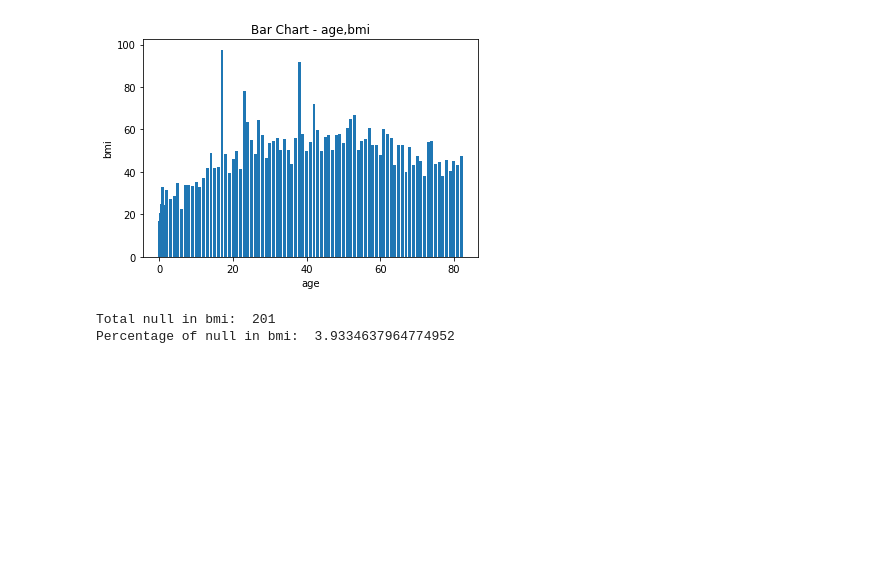
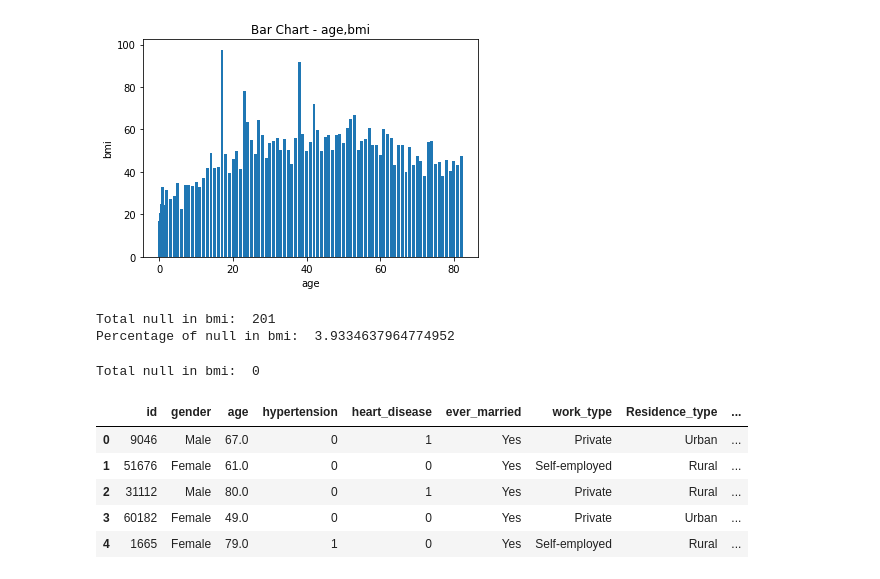
Before and after one commit to utkarsh-kharche-dax/Assignments, a Jupyter notebook: Data Science/DAX-DS-Assignment-2022-Utkarsh_Kharche/Data_Analytics/Data_Analytics.ipynb, the cells around one changed output. Saved outputs shown, nothing was run; the diff lists cells and outputs as text; code cells hidden in the pictures; blank space fills up the shorter version.

```diff
--- a/Data Science/DAX-DS-Assignment-2022-Utkarsh_Kharche/Data_Analytics/Data_Analytics.ipynb
+++ b/Data Science/DAX-DS-Assignment-2022-Utkarsh_Kharche/Data_Analytics/Data_Analytics.ipynb
@@ -92,4 +92,20 @@ df['bmi'] = df['bmi'].fillna(df["bmi"].mode())
 Total null in bmi:  201
 Percentage of null in bmi:  3.9334637964774952
 # %%
-df['bmi'] = df['bmi'].fillna(df["bmi"].mode())
+df['bmi'] = df['bmi'].fillna(df["bmi"].median())
+# %%
+print("Total null in bmi: ",df['bmi'].isnull().sum())
+# %% [output]
+Total null in bmi:  0
+# %%
+# 3	Remove outliers from any two numerical columns using any appropriate ML technique(3)
+# Creating new col z-score for bmi
+df['z_score_bmi'] = (df['bmi'] - df['bmi'].mean()) / df['bmi'].std()
+df.head()
+# %% [output]
+|  | id | gender | age | hypertension | heart_disease | ever_married | work_type | Residence_type | ... |
+| 0 | 9046 | Male | 67.0 | 0 | 1 | Yes | Private | Urban | ... |
+| 1 | 51676 | Female | 61.0 | 0 | 0 | Yes | Self-employed | Rural | ... |
+| 2 | 31112 | Male | 80.0 | 0 | 1 | Yes | Private | Rural | ... |
+| 3 | 60182 | Female | 49.0 | 0 | 0 | Yes | Private | Urban | ... |
+| 4 | 1665 | Female | 79.0 | 1 | 0 | Yes | Self-employed | Rural | ... |
```
Also changed, not shown: parts of 5 cells of this notebook.
